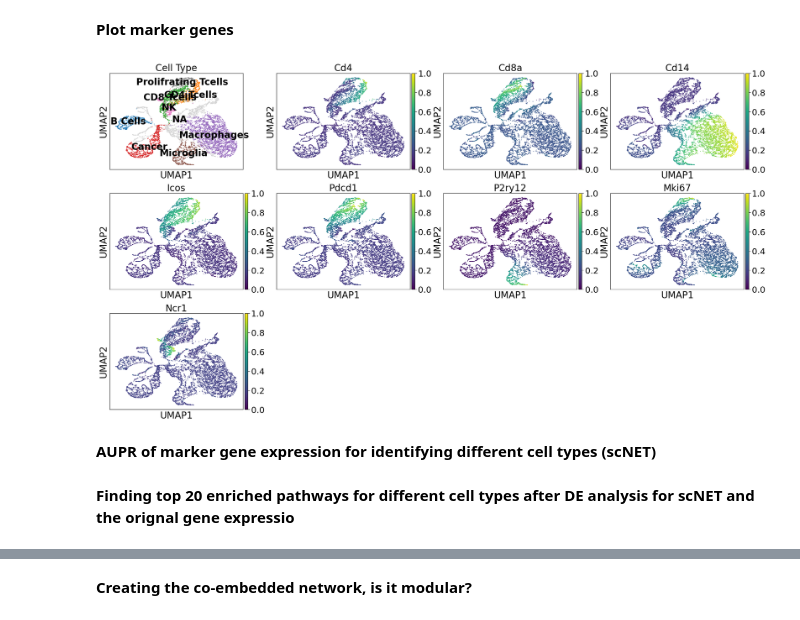
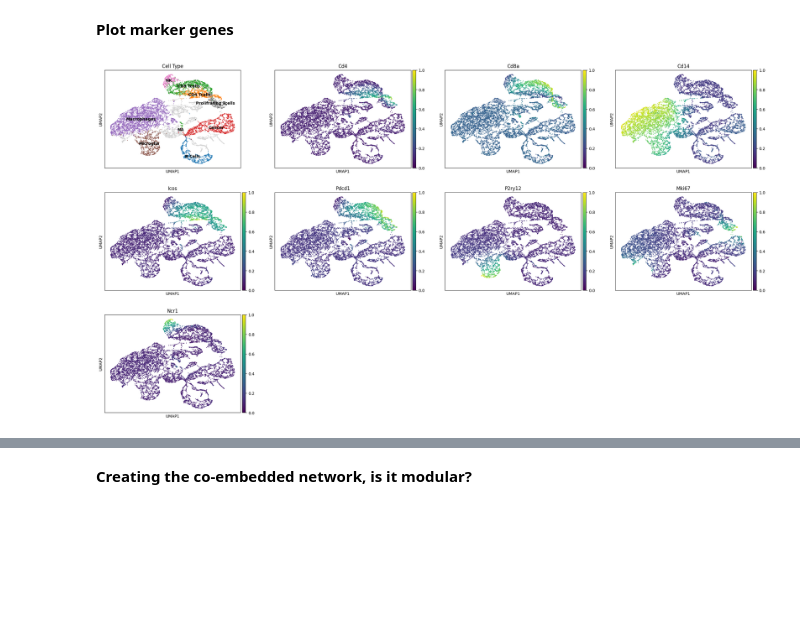
Before and after one commit to madilabcode/scNET, a Jupyter notebook: scNET.ipynb, the cells around one changed output, grey strips where cells are left out. Saved outputs shown, nothing was run; the diff lists cells and outputs as text; code cells hidden in the pictures; blank space fills up the shorter version.

```diff
--- a/scNET.ipynb
+++ b/scNET.ipynb
@@ -96,2 +59,5 @@ torch.manual_seed(42)
 # %%
-main(path = r"./Data/example.h5ad", pre_processing_flag=False, human_flag=False, number_of_batches=10, split_cells= True, max_epoch=150, model_name = "_GBM")
+import scNET
+import scanpy as sc
+obj = sc.read_h5ad("./example.h5ad")
+scNET.run_scNET(obj, pre_processing_flag=False, human_flag=False, number_of_batches=10, split_cells=True, max_epoch=300, model_name = "test")
@@ -148,13 +67,2 @@ Epoch: 240, AUC: 0.8831, AP: 0.9123
-# %%
-import scanpy as sc
-import pandas as pd
-from Utils import load_obj
-import matplotlib.pyplot as plt
-import seaborn as sns
-import numpy as np
-obj = sc.read(r"./Data/example.h5ad")
-cell_types = {"0":"Macrophages","1":"Macrophages","2":"CD8 Tcells","3":"Microglia","4":"Cancer","5":"CD4 Tcells","6":"B Cells","10":"Prolifrating Tcells","8":"Cancer","11":"NK"}
-obj.obs["Cell Type"] = obj.obs.seurat_clusters.map(cell_types)
-sc.tl.umap(obj)
 # %% [markdown]
 **Load all the relevant embeddings**
@@ -165,0 +69,2 @@ gene_embedding, cell_embedding, node_features, out_features = cen.load_embedding
+# %%
+embedded_genes, embedded_cells, node_features , out_features =  scNET.load_embeddings("test")
@@ -170,11 +76,10 @@ adata = cen.create_reconstructed_obj(node_features, out_features, obj)
+# %%
+cell_types = {"0":"Macrophages","1":"Macrophages","2":"CD8 Tcells","3":"Microglia","4":"Cancer","5":"CD4 Tcells","6":"B Cells","10":"Prolifrating Tcells","8":"Cancer","11":"NK"}
+obj.obs["Cell Type"] = obj.obs.seurat_clusters.map(cell_types)
+recon_obj = scNET.create_reconstructed_obj(node_features, out_features, obj)
 # %% [markdown]
 **Plot marker genes**
 # %%
-sc.pl.umap(adata, color=["Cell Type","Cd4","Cd8a","Cd14","Icos","Pdcd1","P2ry12","Mki67","Ncr1"], show=True, legend_loc='on data')
+sc.pl.umap(recon_obj, color=["Cell Type","Cd4","Cd8a","Cd14","Icos","Pdcd1","P2ry12","Mki67","Ncr1"], show=True, legend_loc='on data')
 # %% [output]
-[figure, old version]
+[figure, new version]
-# %% [markdown]
-**AUPR of marker gene expression for identifying different cell types (scNET)**
-# %% [markdown]
-**Finding top 20 enriched pathways for different cell types after DE
-analysis for scNET and the orignal gene expressio**
```
Also changed, not shown: parts of 35 cells of this notebook, 4 other files.
